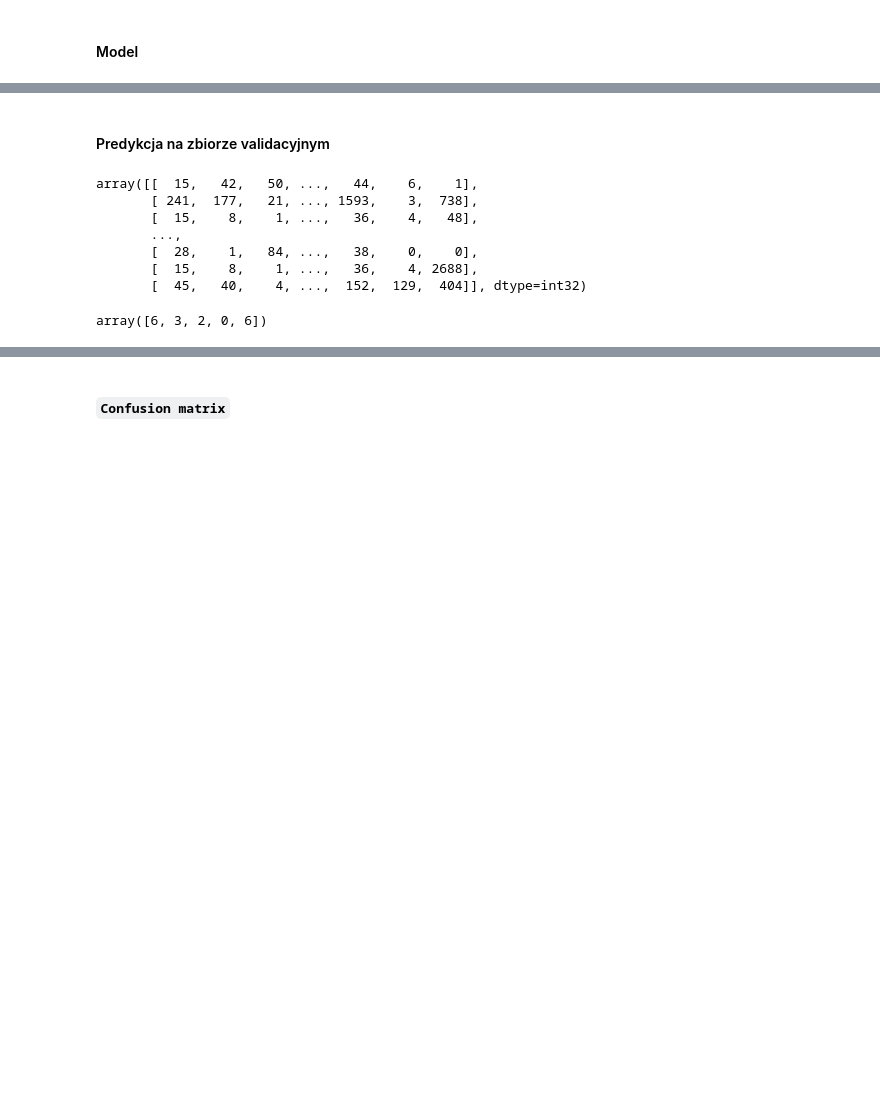
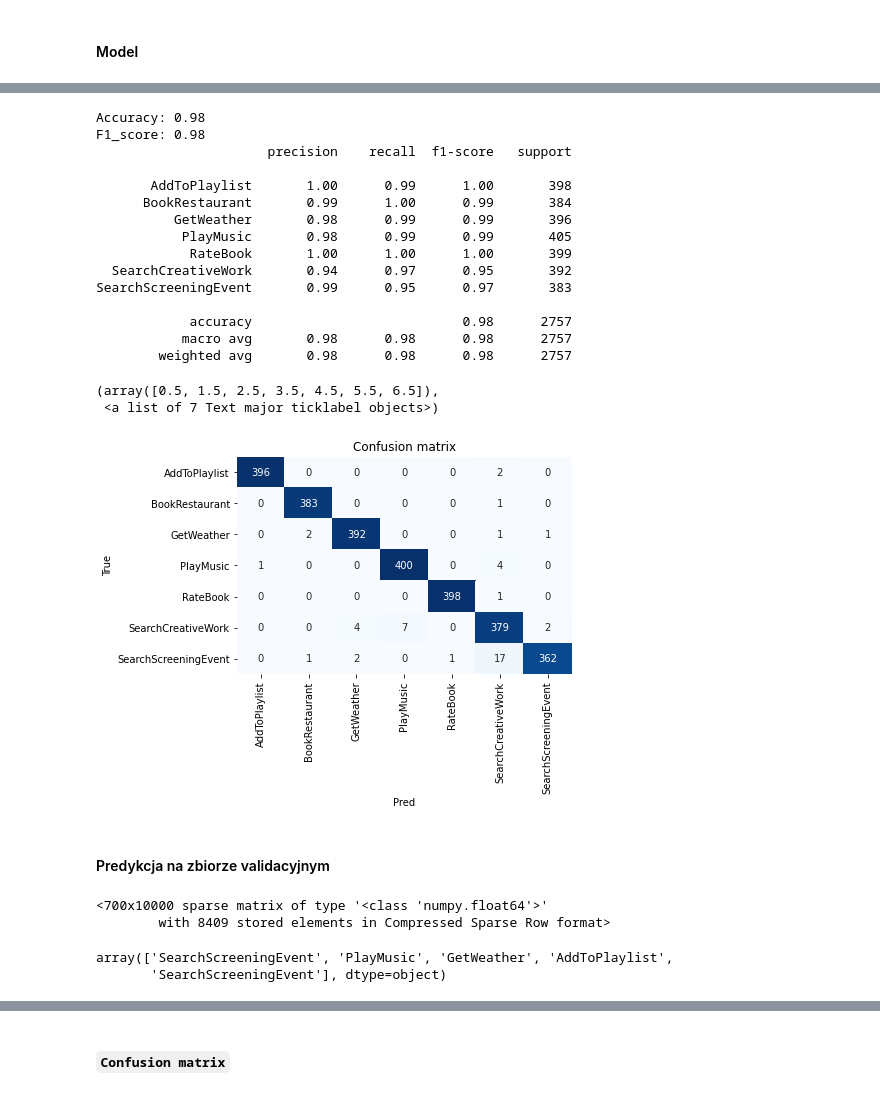
Before and after one commit to ciepielajan/Multi-Class-Classification-NLP, a Jupyter notebook: ML-RandomForestClassifier.ipynb, the cells around one changed output, grey strips where cells are left out. Saved outputs shown, nothing was run; the diff lists cells and outputs as text; code cells hidden in the pictures; blank space fills up the shorter version.

```diff
--- a/ML-RandomForestClassifier.ipynb
+++ b/ML-RandomForestClassifier.ipynb
@@ -102,7 +75,7 @@ return to Label -  ['BookRestaurant']
 #### Zdefiniowanie X i y
 # %%
 X = data_set_train["clean_text"]
-y = dummy_y
+y = data_set_train["label"]
 # %%
 X.shape, y.shape
 # %% [output]
@@ -121,0 +99,4 @@ X_train.shape, X_test.shape, y_train.shape, y_test.shape
+# %%
+# stworzenie TfIdfVectorizera biorącego max 10000 najczęstszych słów ze wszystkich tekstów, zbudowanego z unigramów i bigramów
+vectorizer_tf_idf = TfidfVectorizer(max_features=10000, ngram_range=(1,2))
+vectorizer_tf_idf.fit(X_train)
@@ -121,0 +111,4 @@ X_train.shape, X_test.shape, y_train.shape, y_test.shape
+# %%
+# X_train = vectorizer_tf_idf.fit_transform(X_train)
+X_train = vectorizer_tf_idf.transform(X_train)
+X_test = vectorizer_tf_idf.transform(X_test)
@@ -123,0 +156,9 @@ X_train.shape, X_test.shape, y_train.shape, y_test.shape
+# %%
+model = RandomForestClassifier()
+
+# train classifier
+model.fit(X_train, y_train)
+
+# test
+predicted = model.predict(X_test)
+predicted_prob = model.predict_proba(X_test)
@@ -124,30 +186,56 @@ X_train.shape, X_test.shape, y_train.shape, y_test.shape
+# %%
+classes = np.unique(y_test)
+
+print('Accuracy:', round(accuracy_score(y_test, predicted),2))
+print('F1_score:', round(f1_score(y_test, predicted, average='weighted'),2))
+
+print(classification_report(y_test, predicted))
+# Plot confusion matrix
+cm = confusion_matrix(y_test, predicted)
+fig, ax = plt.subplots()
+sns.heatmap(cm, annot=True, fmt='d', ax=ax, cmap=plt.cm.Blues, cbar=False)
+ax.set(xlabel='Pred', ylabel='True', xticklabels=classes, yticklabels=classes, title='Confusion matrix')
+plt.yticks(rotation=0)
+plt.xticks(rotation=90)
+# %% [output]
+Accuracy: 0.98
+F1_score: 0.98
+                      precision    recall  f1-score   support
+
+       AddToPlaylist       1.00      0.99      1.00       398
+      BookRestaurant       0.99      1.00      0.99       384
+          GetWeather       0.98      0.99      0.99       396
+           PlayMusic       0.98      0.99      0.99       405
+            RateBook       1.00      1.00      1.00       399
+  SearchCreativeWork       0.94      0.97      0.95       392
+SearchScreeningEvent       0.99      0.95      0.97       383
+
+            accuracy                           0.98      2757
+           macro avg       0.98      0.98      0.98      2757
+        weighted avg       0.98      0.98      0.98      2757
+(array([0.5, 1.5, 2.5, 3.5, 4.5, 5.5, 6.5]),
+ <a list of 7 Text major ticklabel objects>)
+[figure, added]
 # %% [markdown]
 #### Predykcja na zbiorze validacyjnym
 # %%
 # oczysczenie danych
 data_set_valid["clean_text"] = data_set_valid["text"].apply(lambda x: process_text(x))
 
-# labelencoder
-data_set_valid["labelencoder"] = labelencoder.fit_transform(data_set_valid["label"])
+# # labelencoder
+# data_set_valid["labelencoder"] = labelencoder.fit_transform(data_set_valid["label"])
 
-# tokenizacja weg przetrenowanego już tokenizera
-X_validate = tokenizer.texts_to_sequences(data_set_valid["clean_text"])
+X_validate = vectorizer_tf_idf.transform(data_set_valid["clean_text"])
 
-# pad sequel
-X_validate = pad_sequences(X_validate, padding="post", truncating="post", maxlen=maxlen)
 X_validate
 # %% [output]
-array([[  15,   42,   50, ...,   44,    6,    1],
-       [ 241,  177,   21, ..., 1593,    3,  738],
-       [  15,    8,    1, ...,   36,    4,   48],
-       ...,
-       [  28,    1,   84, ...,   38,    0,    0],
-       [  15,    8,    1, ...,   36,    4, 2688],
-       [  45,   40,    4, ...,  152,  129,  404]], dtype=int32)
+<700x10000 sparse matrix of type '<class 'numpy.float64'>'
+        with 8409 stored elements in Compressed Sparse Row format>
 # %%
-dummy_y_valid = data_set_valid["labelencoder"].values
-dummy_y_valid[:5]
+y_val = data_set_valid["label"].values
+y_val[:5]
 # %% [output]
-array([6, 3, 2, 0, 6])
+array(['SearchScreeningEvent', 'PlayMusic', 'GetWeather', 'AddToPlaylist',
+       'SearchScreeningEvent'], dtype=object)
 # %%
 # Sprawdzenie rozmiaru zbiorów validacyjnego
```
Also changed, not shown: parts of 33 cells of this notebook.
